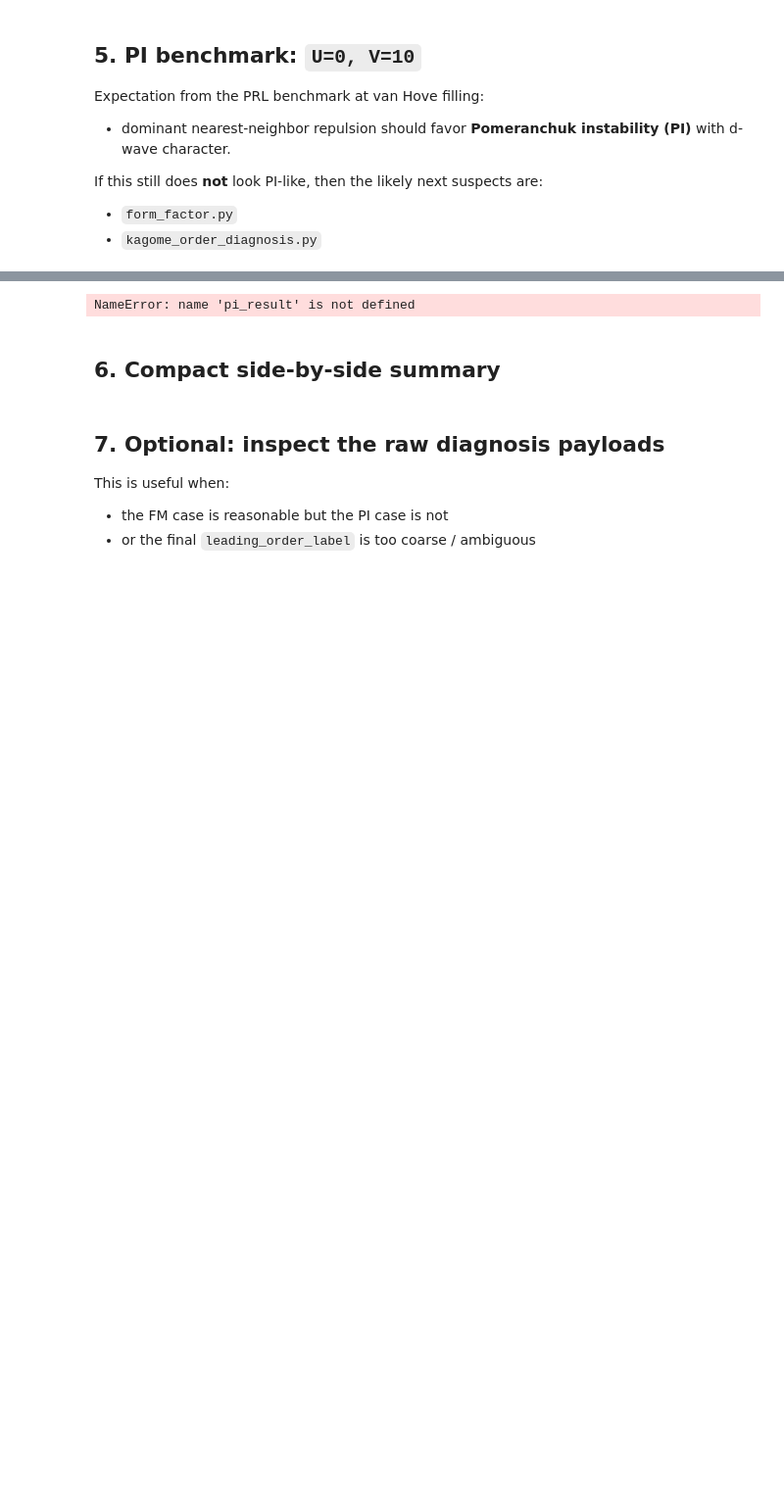
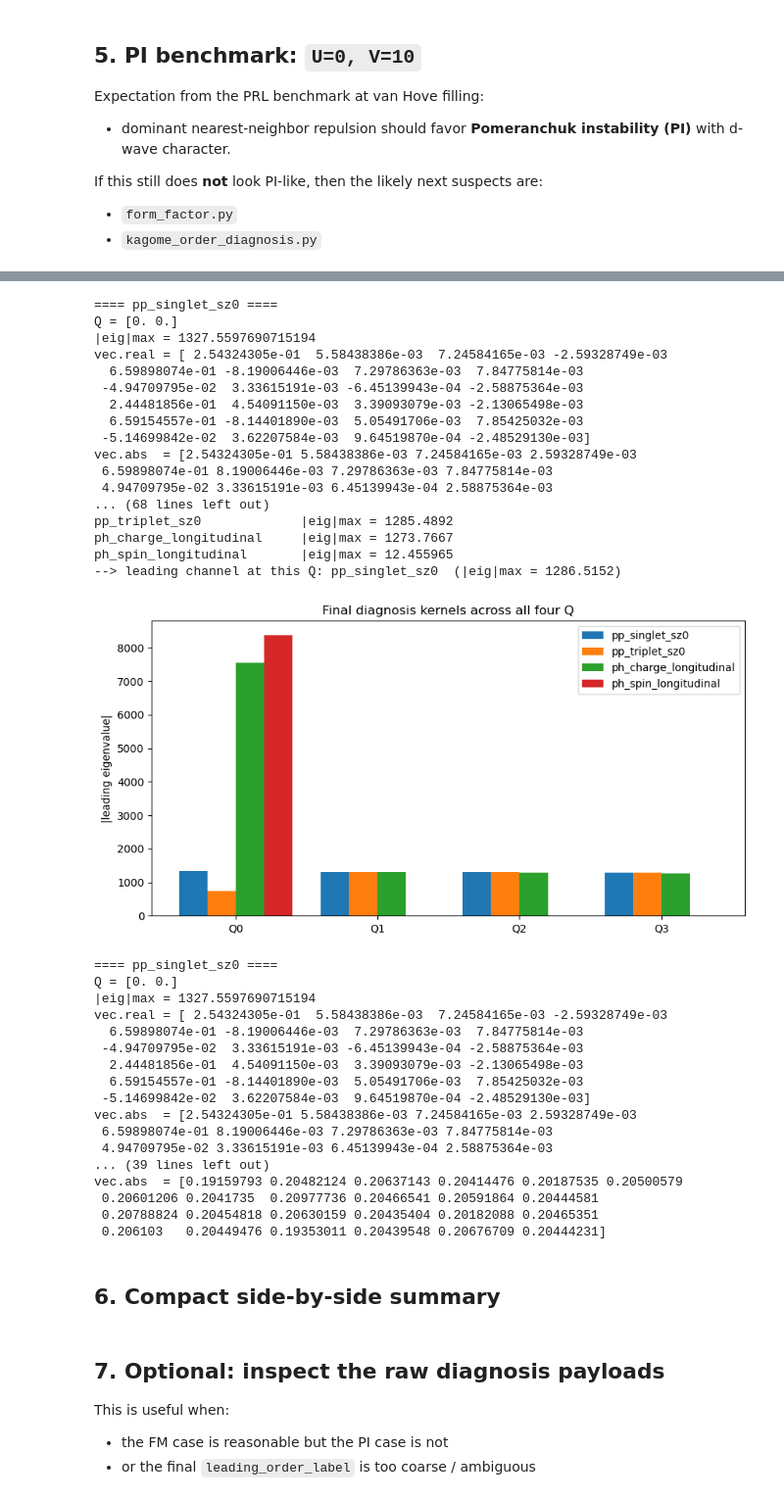
Before and after one commit to Mio826/functional-RG-Kagome-, a Jupyter notebook: archive2/kagome_frg_pipeline_APIsetpatch.ipynb, the cells around one changed output, grey strips where cells are left out. Shown at 98% size. Drawn from its saved outputs; the diff is of its cells as text; code cells hidden in the pictures; blank space fills up the shorter version.

```diff
--- a/archive2/kagome_frg_pipeline_APIsetpatch.ipynb
+++ b/archive2/kagome_frg_pipeline_APIsetpatch.ipynb
@@ -486,7 +536,7 @@ for name in ["pp_singlet_sz0", "pp_triplet_sz0", "ph_charge_longitudinal", "ph_s
     print("vec.abs  =", np.abs(vecs[:, 0]))
 
 # 你现在 flow_kwargs 里已经有 diagnosis_Qs
-Qs_to_check = FLOW_KWARGS["diagnosis_Qs"]
+Qs_to_check = FLOW_KWARGS["diagnosis_Qs"]  + 1*np.array([np.pi, np.pi/np.sqrt(3)]) +np.array([0,2*np.pi/np.sqrt(3)])
 
 channels_to_check = [
     "pp_singlet_sz0",
@@ -494,7 +544,7 @@ channels_to_check = [
     "ph_charge_longitudinal",
     "ph_spin_longitudinal",
 ]
-solver = fm_result["solver"]
+solver = pi_result["solver"]
 print("===== Final-state diagnosis across all Q =====")
 for i, Q in enumerate(Qs_to_check):
     Q = np.asarray(Q, dtype=float)
@@ -545,34 +595,68 @@ pp_t = [row["pp_triplet_sz0"] for row in Q_summary]
 ph_c = [row["ph_charge_longitudinal"] for row in Q_summary]
 ph_s = [row["ph_spin_longitudinal"] for row in Q_summary]
 
 plt.figure(figsize=(10, 5))
 plt.bar(x - 1.5*width, pp_s, width, label="pp_singlet_sz0")
 plt.bar(x - 0.5*width, pp_t, width, label="pp_triplet_sz0")
 plt.bar(x + 0.5*width, ph_c, width, label="ph_charge_longitudinal")
 plt.bar(x + 1.5*width, ph_s, width, label="ph_spin_longitudinal")
 
 plt.xticks(x, labels)
 plt.ylabel("|leading eigenvalue|")
 plt.title("Final diagnosis kernels across all four Q")
 plt.legend()
 plt.show()
 # solver = fm_result["solver"]
 Q = np.array([0.0, 0.0])
 kernels = solver.build_diagnosis_kernel_dict(Q)
 # for name, k in kernels.items():
 #     vals, vecs = k.eig(sort_by="abs")
 #     print(f"{name:25s}  |eig|max = {abs(vals[0]):.6g}")
 
 for name in ["pp_singlet_sz0", "pp_triplet_sz0", "ph_charge_longitudinal", "ph_spin_longitudinal"]:
     k = kernels[name]
     vals, vecs = k.eig(sort_by="abs")
     print(f"\n==== {name} ====")
     print("Q =", k.Q)
     print("|eig|max =", abs(vals[0]))
     print("vec.real =", np.real(vecs[:, 0]))
     print("vec.abs  =", np.abs(vecs[:, 0]))
 # %% [output]
-NameError: name 'pi_result' is not defined
+==== pp_singlet_sz0 ====
+Q = [0. 0.]
+|eig|max = 1327.5597690715194
+vec.real = [ 2.54324305e-01  5.58438386e-03  7.24584165e-03 -2.59328749e-03
+  6.59898074e-01 -8.19006446e-03  7.29786363e-03  7.84775814e-03
+ -4.94709795e-02  3.33615191e-03 -6.45139943e-04 -2.58875364e-03
+  2.44481856e-01  4.54091150e-03  3.39093079e-03 -2.13065498e-03
+  6.59154557e-01 -8.14401890e-03  5.05491706e-03  7.85425032e-03
+ -5.14699842e-02  3.62207584e-03  9.64519870e-04 -2.48529130e-03]
+vec.abs  = [2.54324305e-01 5.58438386e-03 7.24584165e-03 2.59328749e-03
+ 6.59898074e-01 8.19006446e-03 7.29786363e-03 7.84775814e-03
+ 4.94709795e-02 3.33615191e-03 6.45139943e-04 2.58875364e-03
+... (68 lines left out)
+pp_triplet_sz0             |eig|max = 1285.4892
+ph_charge_longitudinal     |eig|max = 1273.7667
+ph_spin_longitudinal       |eig|max = 12.455965
+--> leading channel at this Q: pp_singlet_sz0  (|eig|max = 1286.5152)
+[figure, added]
+==== pp_singlet_sz0 ====
+Q = [0. 0.]
+|eig|max = 1327.5597690715194
+vec.real = [ 2.54324305e-01  5.58438386e-03  7.24584165e-03 -2.59328749e-03
+  6.59898074e-01 -8.19006446e-03  7.29786363e-03  7.84775814e-03
+ -4.94709795e-02  3.33615191e-03 -6.45139943e-04 -2.58875364e-03
+  2.44481856e-01  4.54091150e-03  3.39093079e-03 -2.13065498e-03
+  6.59154557e-01 -8.14401890e-03  5.05491706e-03  7.85425032e-03
+ -5.14699842e-02  3.62207584e-03  9.64519870e-04 -2.48529130e-03]
+vec.abs  = [2.54324305e-01 5.58438386e-03 7.24584165e-03 2.59328749e-03
+ 6.59898074e-01 8.19006446e-03 7.29786363e-03 7.84775814e-03
+ 4.94709795e-02 3.33615191e-03 6.45139943e-04 2.58875364e-03
+... (39 lines left out)
+vec.abs  = [0.19159793 0.20482124 0.20637143 0.20414476 0.20187535 0.20500579
+ 0.20601206 0.2041735  0.20977736 0.20466541 0.20591864 0.20444581
+ 0.20788824 0.20454818 0.20630159 0.20435404 0.20182088 0.20465351
+ 0.206103   0.20449476 0.19353011 0.20439548 0.20676709 0.20444231]
 # %% [markdown]
 ## 6. Compact side-by-side summary
 # %%
```
Also changed, not shown: parts of 12 cells of this notebook, 28 other files.
